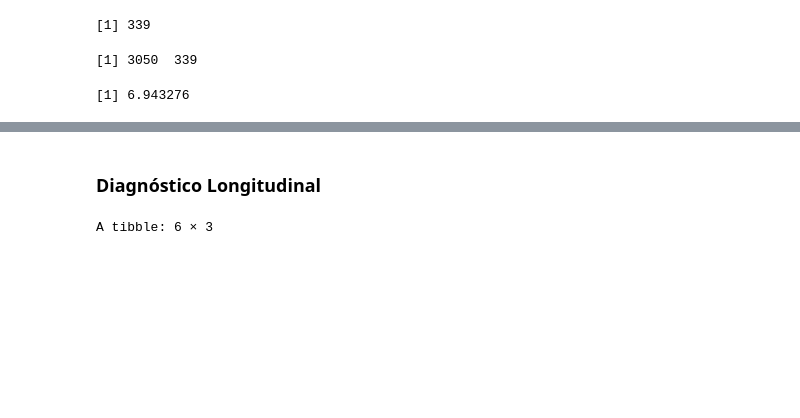
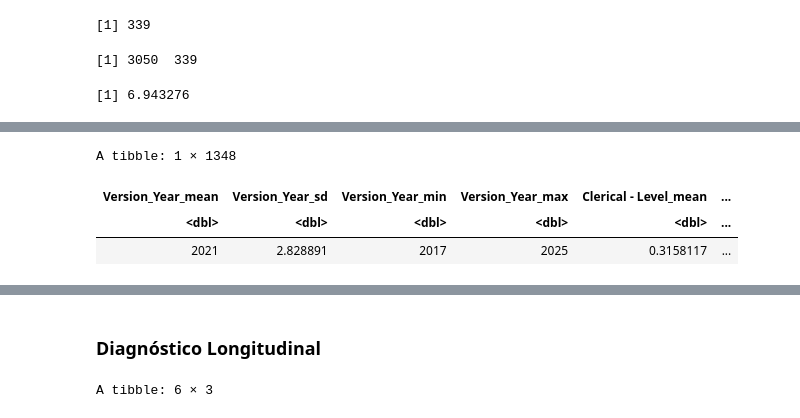
Before and after one commit to maxwpa/mestrado, a Jupyter notebook: analise_inova.ipynb, the cells around one changed output, grey strips where cells are left out. Cells and saved outputs as stored; diff of their text form; code cells hidden in the pictures; blank space fills up the shorter version.

```diff
--- a/analise_inova.ipynb
+++ b/analise_inova.ipynb
@@ -1519,0 +1589,18 @@ mean(is.na(panel_wide))*100
+# %%
+panel_wide %>%
+  summarise(
+    across(
+      where(is.numeric),
+      list(
+        mean = ~mean(., na.rm = TRUE),
+        sd   = ~sd(., na.rm = TRUE),
+        min  = ~min(., na.rm = TRUE),
+        max  = ~max(., na.rm = TRUE)
+      )
+    )
+  )
+# %% [output]
+A tibble: 1 × 1348
+| Version_Year_mean | Version_Year_sd | Version_Year_min | Version_Year_max | Clerical - Level_mean | ... |
+| <dbl> | <dbl> | <dbl> | <dbl> | <dbl> | ... |
+| 2021 | 2.828891 | 2017 | 2025 | 0.3158117 | ... |
```
Also changed, not shown: parts of 21 cells of this notebook.
